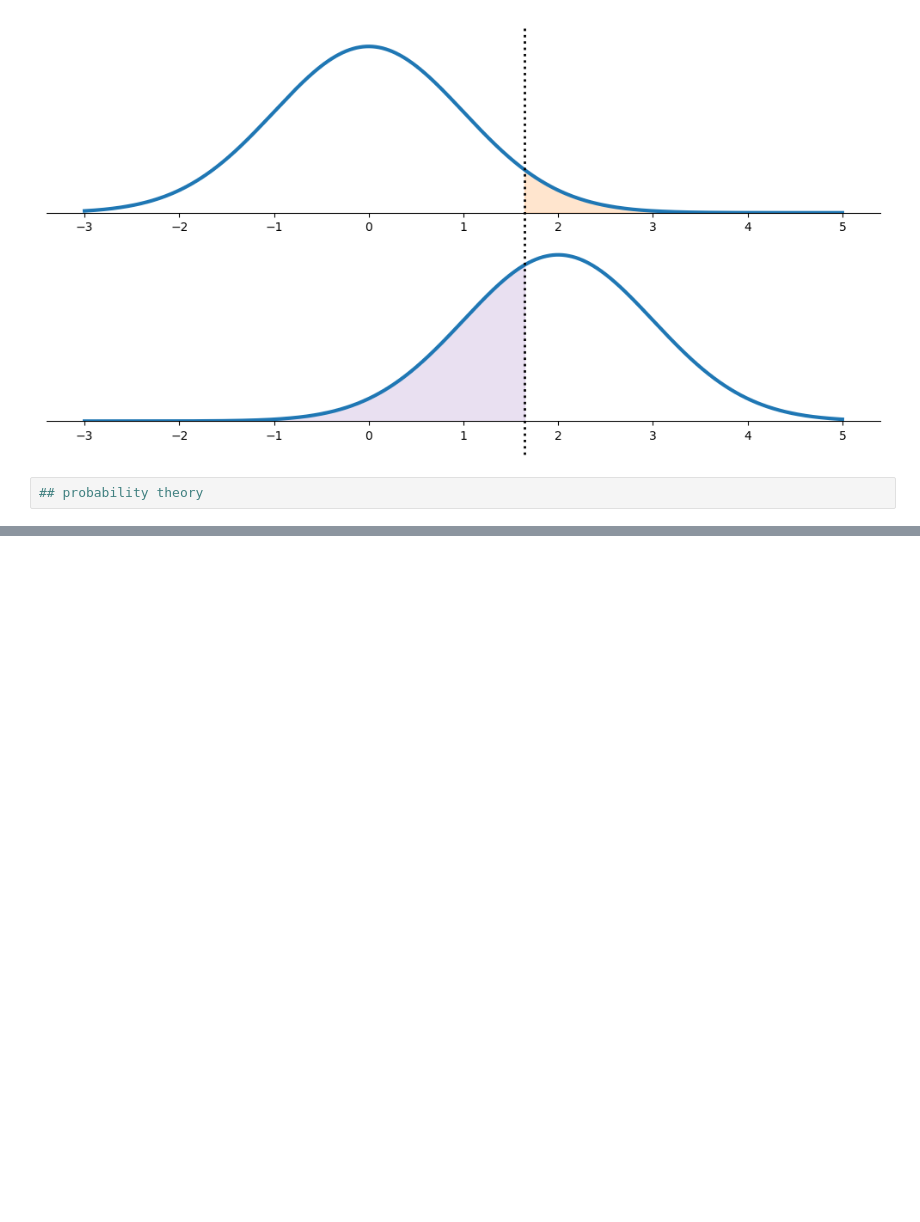
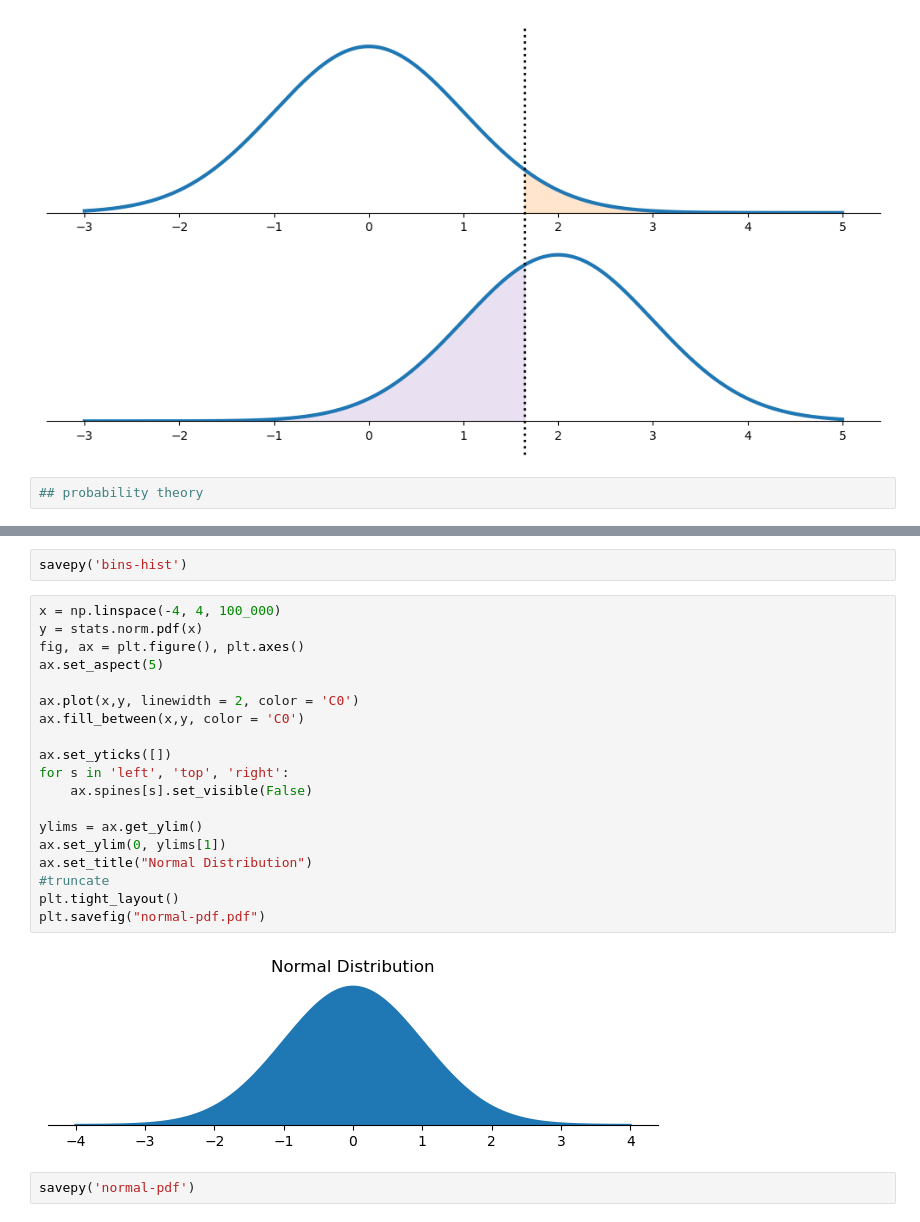
Before and after one commit to alexanderthclark/Matplotlib-for-Storytellers, a Jupyter notebook: python/Special-Figure-Dev.ipynb, the cells around one changed output, grey strips where cells are left out. Saved outputs shown, nothing was run; the diff lists cells and outputs as text; blank space fills up the shorter version.

Commit message:
stats update

```diff
--- a/python/Special-Figure-Dev.ipynb
+++ b/python/Special-Figure-Dev.ipynb
@@ -691,0 +681,25 @@ ax.plot(x,y)
+# %%
+savepy('bins-hist')
+# %%
+x = np.linspace(-4, 4, 100_000)
+y = stats.norm.pdf(x)
+fig, ax = plt.figure(), plt.axes()
+ax.set_aspect(5)
+
+ax.plot(x,y, linewidth = 2, color = 'C0')
+ax.fill_between(x,y, color = 'C0')
+
+ax.set_yticks([])
+for s in 'left', 'top', 'right':
+    ax.spines[s].set_visible(False)
+
+ylims = ax.get_ylim()
+ax.set_ylim(0, ylims[1])
+ax.set_title("Normal Distribution")
+#truncate
+plt.tight_layout()
+plt.savefig("normal-pdf.pdf")
+# %% [output]
+[figure, added]
+# %%
+savepy('normal-pdf')
```
Also changed, not shown: parts of 30 cells of this notebook, 19 other files.
